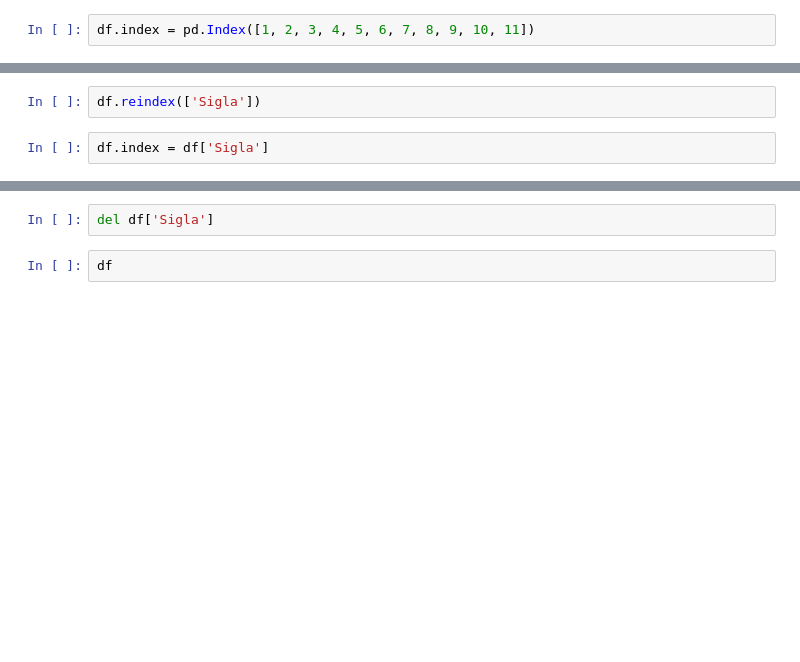
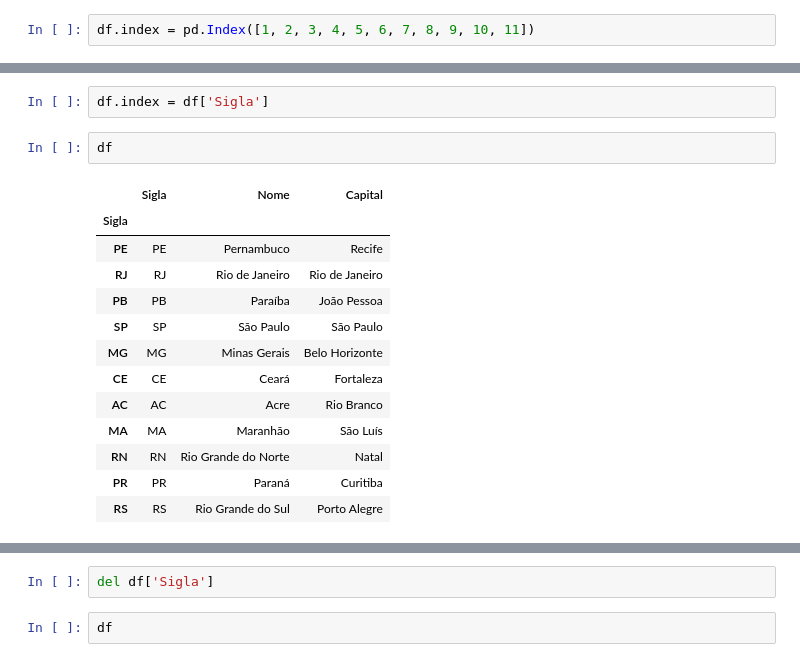
Before and after one commit to gileno/pyne2018, a Jupyter notebook: notebooks/pandas-03.ipynb, the cells around one changed output, grey strips where cells are left out. Cells and saved outputs as stored; diff of their text form; blank space fills up the shorter version.

```diff
--- a/notebooks/pandas-03.ipynb
+++ b/notebooks/pandas-03.ipynb
@@ -25,4 +62,18 @@ df
-# %%
-df.reindex(['Sigla'])
 # %%
 df.index = df['Sigla']
+# %%
+df
+# %% [output]
+|  | Sigla | Nome | Capital |
+| Sigla |  |  |  |
+| PE | PE | Pernambuco | Recife |
+| RJ | RJ | Rio de Janeiro | Rio de Janeiro |
+| PB | PB | Paraíba | João Pessoa |
+| SP | SP | São Paulo | São Paulo |
+| MG | MG | Minas Gerais | Belo Horizonte |
+| CE | CE | Ceará | Fortaleza |
+| AC | AC | Acre | Rio Branco |
+| MA | MA | Maranhão | São Luís |
+| RN | RN | Rio Grande do Norte | Natal |
+| PR | PR | Paraná | Curitiba |
+| RS | RS | Rio Grande do Sul | Porto Alegre |
```
Also changed, not shown: parts of 8 cells of this notebook, 13 other files.
